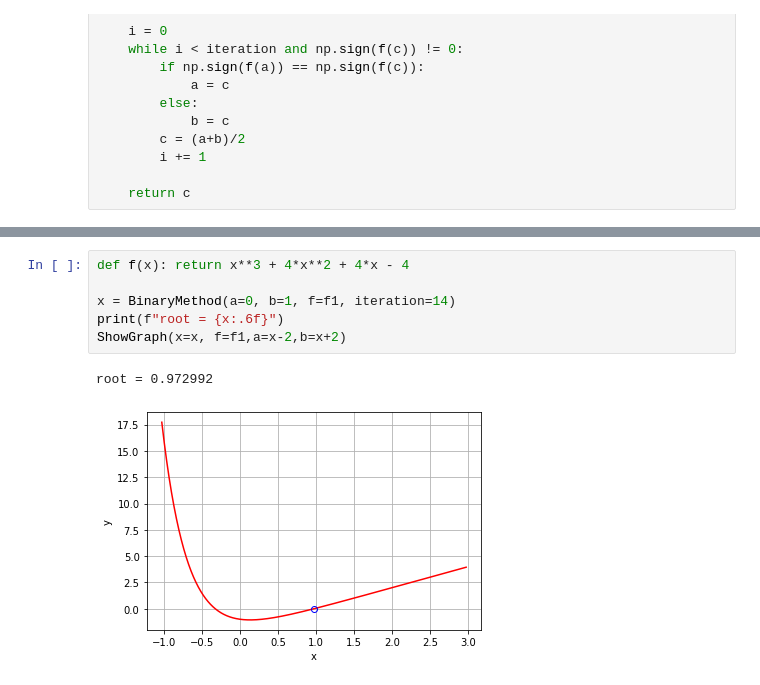
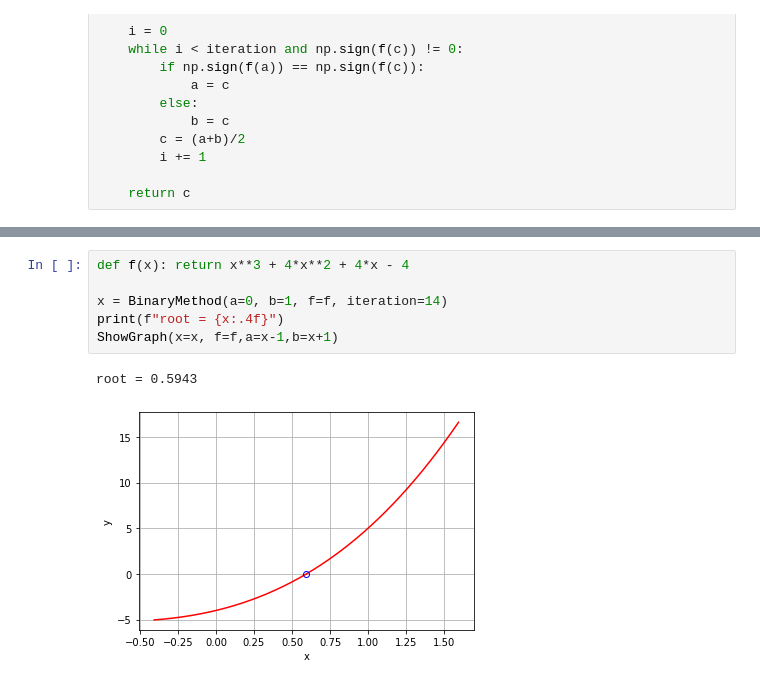
Before and after one commit to nutthanonn/kmutt-lab-homework, a Jupyter notebook: numerical/method/binary-method.ipynb, the cells around one changed output, grey strips where cells are left out. Drawn from its saved outputs; the diff is of its cells as text.

```diff
--- a/numerical/method/binary-method.ipynb
+++ b/numerical/method/binary-method.ipynb
@@ -79,9 +79,9 @@ root = 0.973007
 # %%
 def f(x): return x**3 + 4*x**2 + 4*x - 4
 
-x = BinaryMethod(a=0, b=1, f=f1, iteration=14)
-print(f"root = {x:.6f}")
-ShowGraph(x=x, f=f1,a=x-2,b=x+2)
+x = BinaryMethod(a=0, b=1, f=f, iteration=14)
+print(f"root = {x:.4f}")
+ShowGraph(x=x, f=f,a=x-1,b=x+1)
 # %% [output]
-root = 0.972992
+root = 0.5943
-[figure, old version]
+[figure, new version]
```
Also changed, not shown: parts of 3 cells of this notebook.
